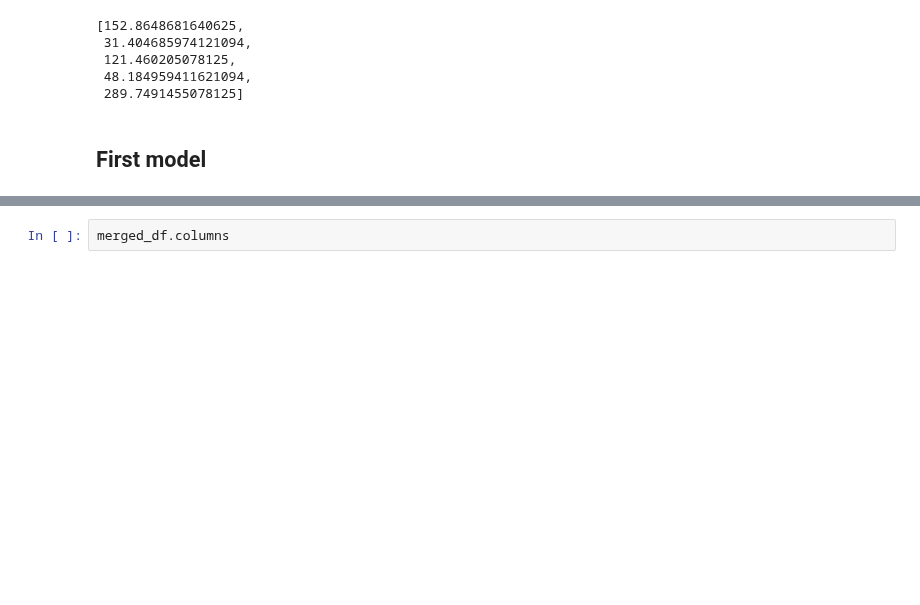
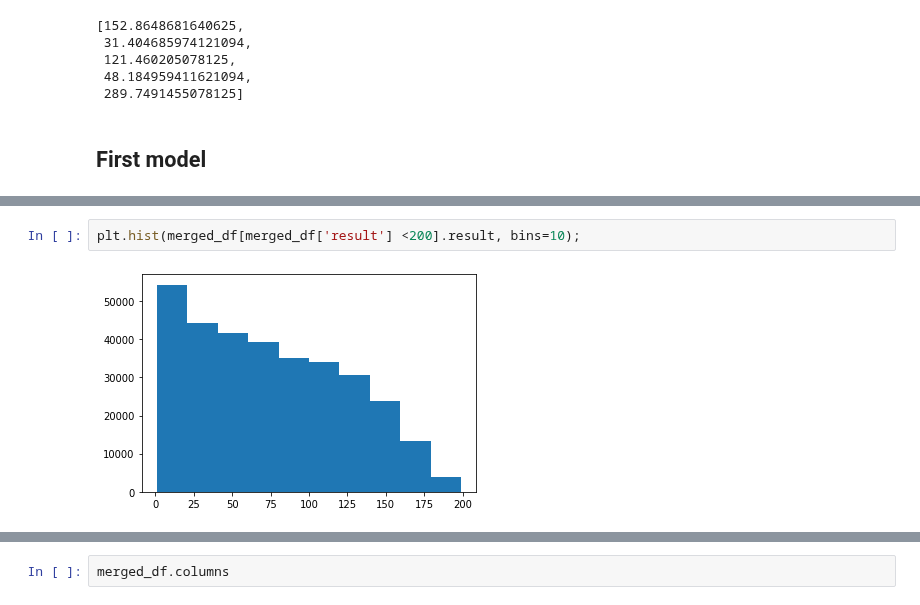
Before and after one commit to Michiel-DK/cycling, a Jupyter notebook: rnn_clean.ipynb, the cells around one changed output, grey strips where cells are left out. Drawn from its saved outputs; the diff is of its cells as text; blank space fills up the shorter version.

```diff
--- a/rnn_clean.ipynb
+++ b/rnn_clean.ipynb
@@ -461,3 +475,7 @@ model.evaluate([X_encoder_test, X_decoder_test], [y_encoder_test, y_decoder_test
+# %%
+plt.hist(merged_df[merged_df['result'] <200].result, bins=10);
+# %% [output]
+[figure, added]
 # %%
 #import csv
 merged_df = pd.read_csv('merged_treated_2000.csv', index_col=0)
```
Also changed, not shown: parts of 27 cells of this notebook.
